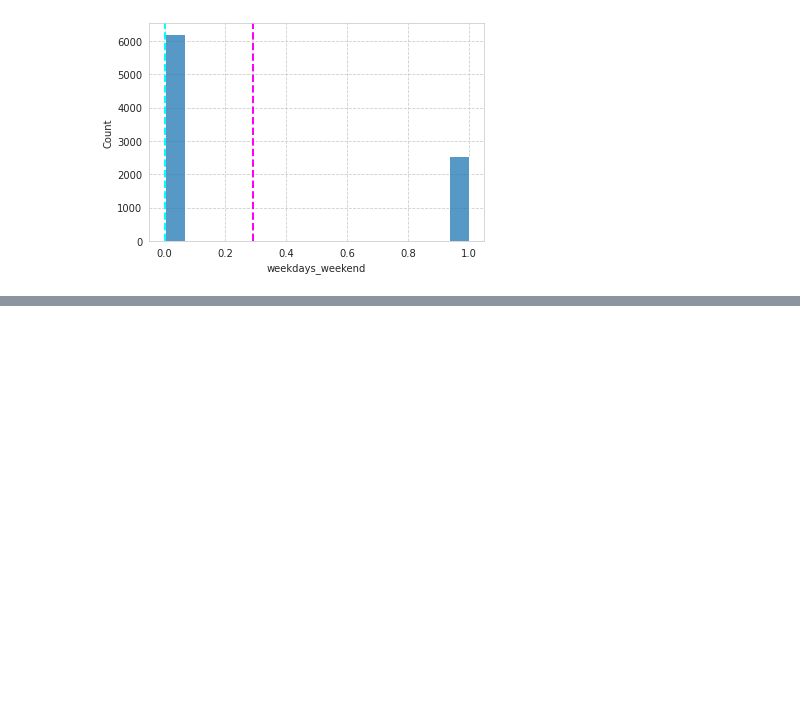
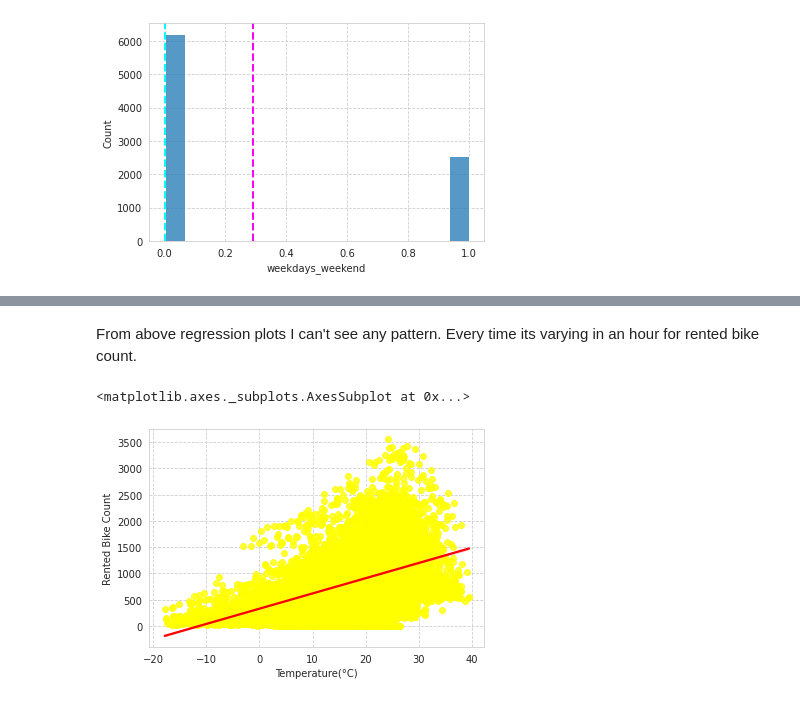
Before and after one commit to nikunjsonule/Bike-Sharing-Demand-Prediction, a Jupyter notebook: Bike_Sharing_Demand_Prediction_Capstone_Project.ipynb, the cells around one changed output, grey strips where cells are left out. Cells and saved outputs as stored; diff of their text form; code cells hidden in the pictures; blank space fills up the shorter version.

```diff
--- a/Bike_Sharing_Demand_Prediction_Capstone_Project.ipynb
+++ b/Bike_Sharing_Demand_Prediction_Capstone_Project.ipynb
@@ -290,0 +298,7 @@ for column in numeric_features[:]:
+# %% [markdown]
+From above regression plots I can't see any pattern. Every time its varying in an hour for rented bike count.
+# %%
+sns.regplot(data=bike_sharing_data, x='Temperature(°C)', y='Rented Bike Count', color='yellow',line_kws= {'color':'red'})
+# %% [output]
+<matplotlib.axes._subplots.AxesSubplot at 0x...>
+[figure, added]
```
Also changed, not shown: parts of 11 cells of this notebook.
